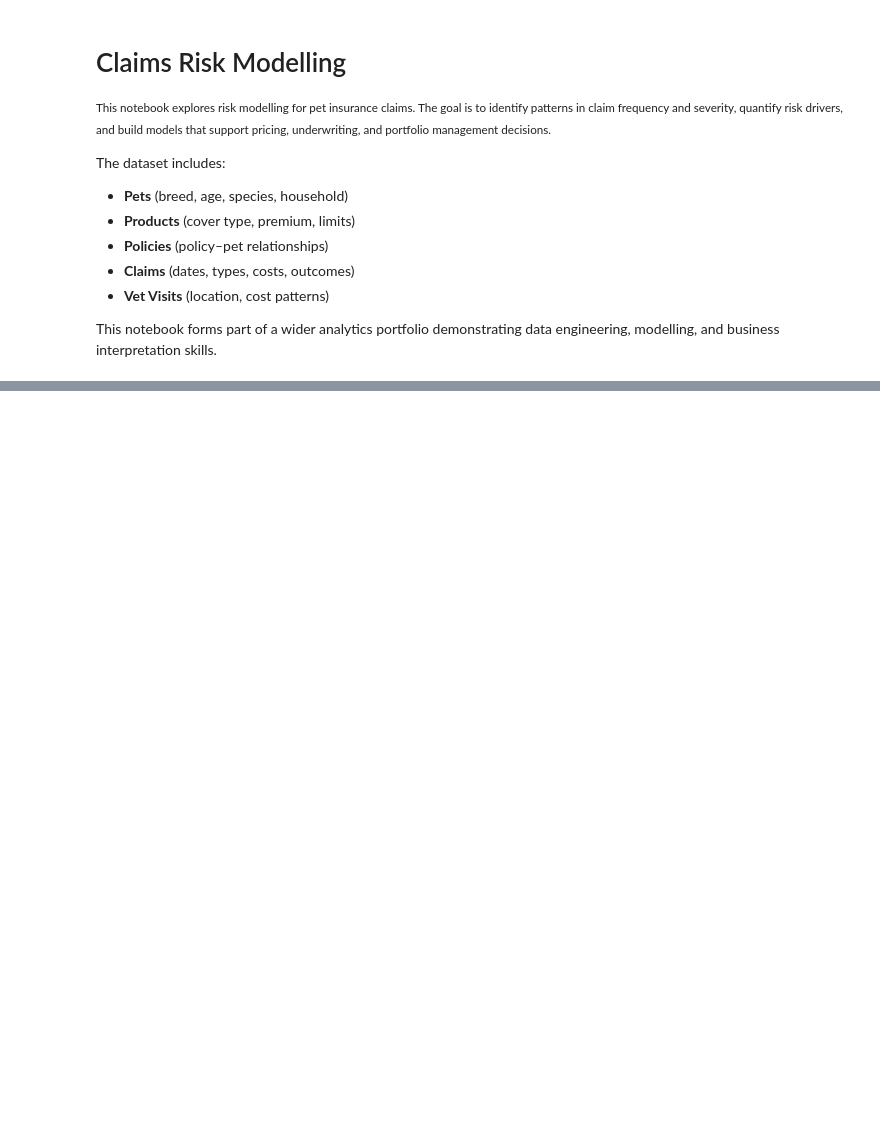
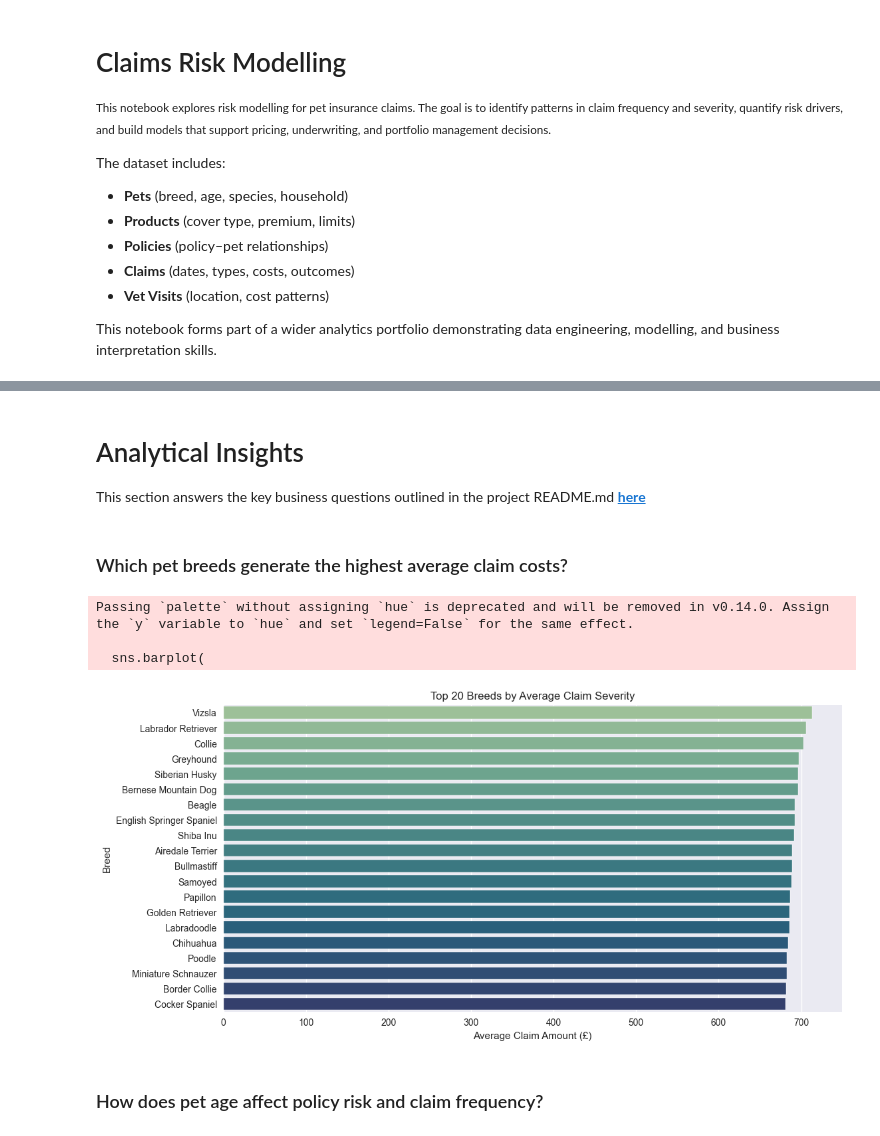
Before and after one commit to lee-grover-92/Professional-Portfolio, a Jupyter notebook: Pet Insurance Analytics Project/notebooks/claims_risk_modelling.ipynb, the cells around one changed output, grey strips where cells are left out. Saved outputs shown, nothing was run; the diff lists cells and outputs as text; code cells hidden in the pictures; blank space fills up the shorter version.

```diff
--- a/Pet Insurance Analytics Project/notebooks/claims_risk_modelling.ipynb
+++ b/Pet Insurance Analytics Project/notebooks/claims_risk_modelling.ipynb
@@ -116,0 +324,8 @@ for name, df in tables.items():
+# %%
+model_df["age_bucket"] = pd.cut(
+    model_df["age_at_claim"],
+    bins=[0, 1, 3, 7, 12, 30],
+    labels=["0-1", "1-3", "3-7", "7-12", "12+"],
+    include_lowest=True
+)
+model_df.head()
@@ -116,0 +341,3 @@ for name, df in tables.items():
+# %%
+breed_avg = model_df.groupby("breed")["severity"].mean().rename("breed_avg_severity")
+model_df = model_df.merge(breed_avg, on="breed", how="left")
@@ -116,0 +346,4 @@ for name, df in tables.items():
+# %%
+model_df["multi_pet"] = (model_df["pets_owned"] > 1).astype(int)
+
+model_df[["customer_id", "pets_owned", "multi_pet"]].head()
@@ -116,0 +388,4 @@ for name, df in tables.items():
+# %%
+model_df["CLV"] = model_df["total_premiums_paid"] - model_df["total_claim_amount"]
+
+model_df["CLV"].describe()
@@ -116,0 +431,34 @@ for name, df in tables.items():
+# %% [markdown]
+# Analytical Insights
+
+This section answers the key business questions outlined in the project README.md **[here](https://github.com/lee-grover-92/Professional-Portfolio/blob/main/Pet%20Insurance%20Analytics%20Project/README.md)**
+# %% [markdown]
+### Which pet breeds generate the highest average claim costs?
+# %%
+breed_severity = (
+    model_df.groupby("breed")["severity"]
+    .mean()
+    .sort_values(ascending=False)
+    .head(20)
+)
+
+breed_severity
+
+plt.figure(figsize=(12,6))
+sns.barplot(
+    y=breed_severity.index,
+    x=breed_severity.values,
+    palette=sns.color_palette('crest', n_colors=20)
+)
+plt.title("Top 20 Breeds by Average Claim Severity")
+plt.xlabel("Average Claim Amount (£)")
+plt.ylabel("Breed")
+save_fig("insight_breeds_severity_top20")
+plt.show()
+# %% [output]
+Passing `palette` without assigning `hue` is deprecated and will be removed in v0.14.0. Assign the `y` variable to `hue` and set `legend=False` for the same effect.
+
+  sns.barplot(
+[figure, added]
+# %% [markdown]
+### How does pet age affect policy risk and claim frequency?
```
Also changed, not shown: parts of 64 cells of this notebook, 35 other files.
